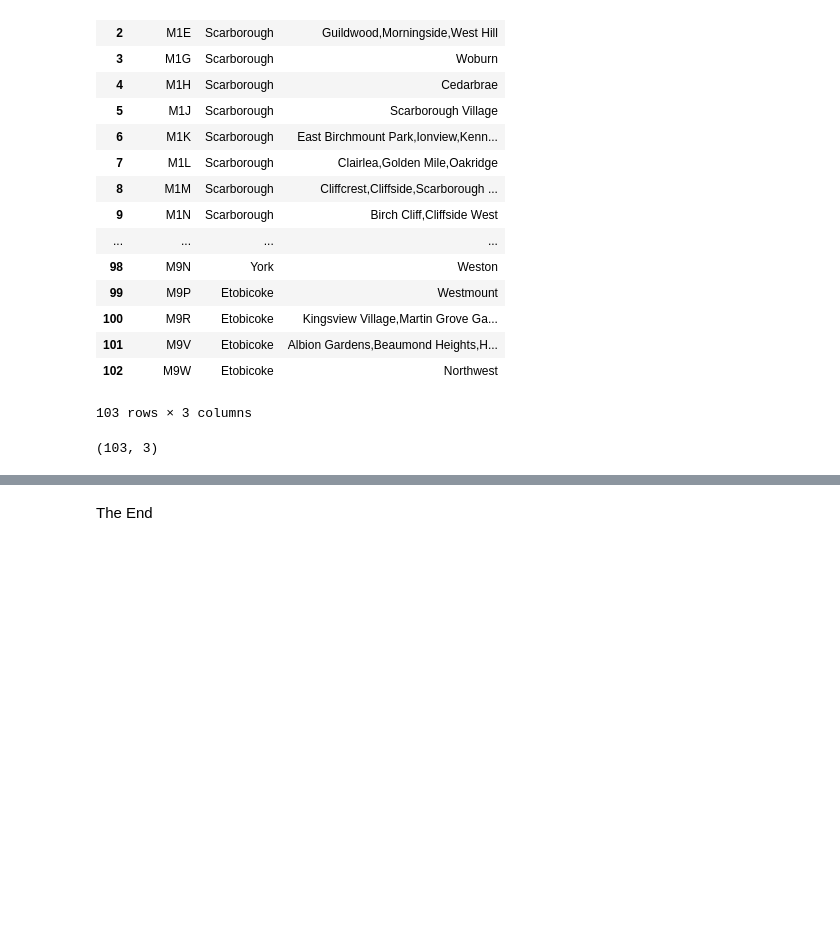
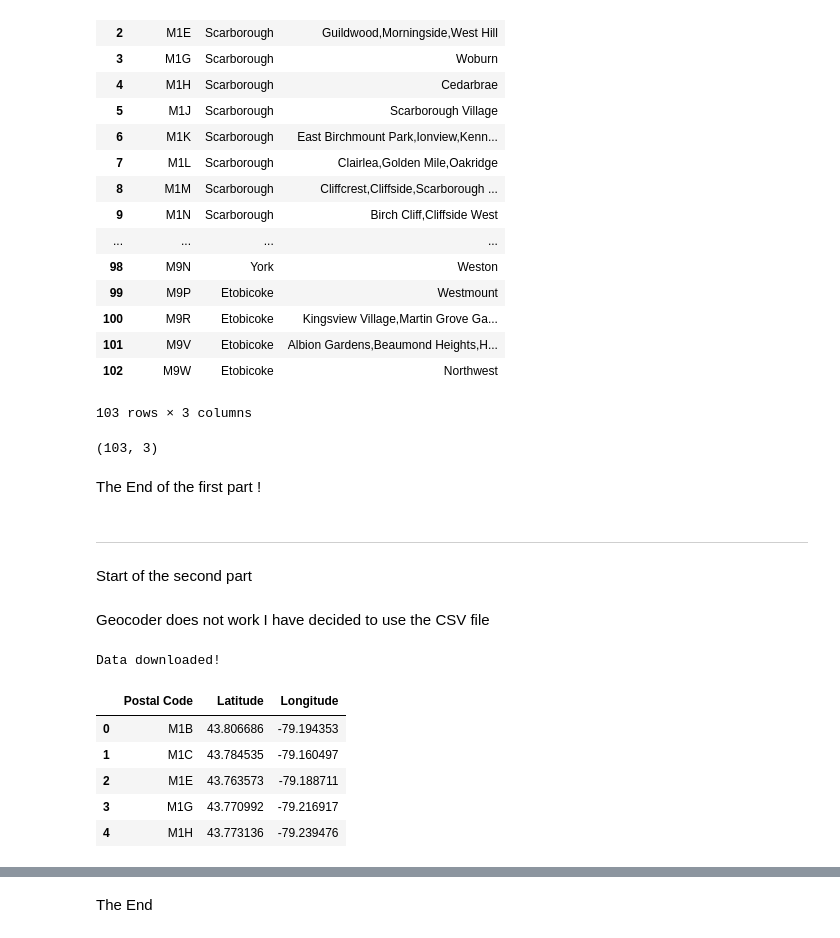
Before and after one commit to StephaneGFrance/IBM-Coursera, a Jupyter notebook: Toronto.ipynb, the cells around one changed output, grey strips where cells are left out. Saved outputs shown, nothing was run; the diff lists cells and outputs as text; code cells hidden in the pictures; blank space fills up the shorter version.

```diff
--- a/Toronto.ipynb
+++ b/Toronto.ipynb
@@ -91,3 +73,27 @@ coll_df
 coll_df.shape
 # %% [output]
 (103, 3)
+# %% [markdown]
+The End of the first part !
+# %% [markdown]
+----------------------------------
+# %% [markdown]
+Start of the second part
+# %% [markdown]
+Geocoder does not work
+I have decided to use the CSV file
+# %%
+!wget -q -O 'Geospacial_Coordinates.csv' https://cocl.us/Geospatial_data
+print('Data downloaded!')
+# %% [output]
+Data downloaded!
+# %%
+geo_df = pds.read_csv('Geospacial_Coordinates.csv')
+geo_df.head()
+# %% [output]
+|  | Postal Code | Latitude | Longitude |
+| 0 | M1B | 43.806686 | -79.194353 |
+| 1 | M1C | 43.784535 | -79.160497 |
+| 2 | M1E | 43.763573 | -79.188711 |
+| 3 | M1G | 43.770992 | -79.216917 |
+| 4 | M1H | 43.773136 | -79.239476 |
```
Also changed, not shown: parts of 11 cells of this notebook.
